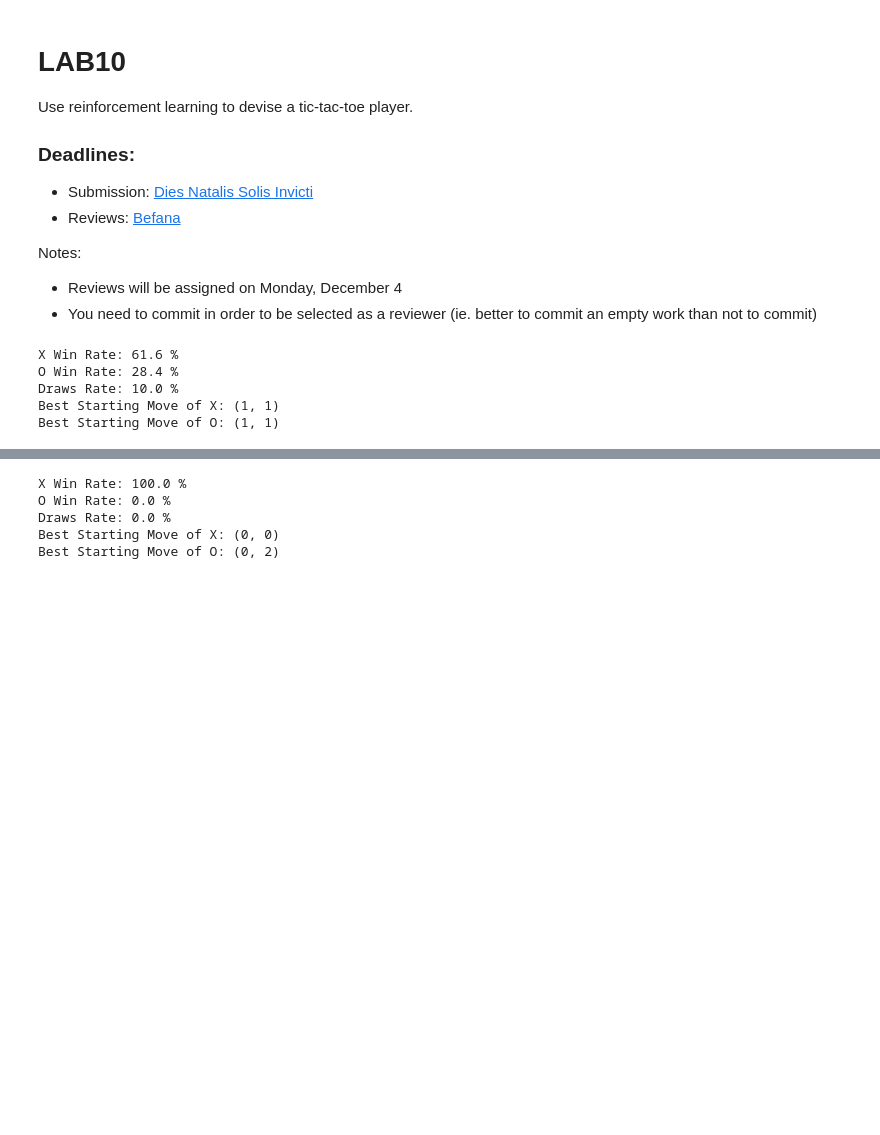
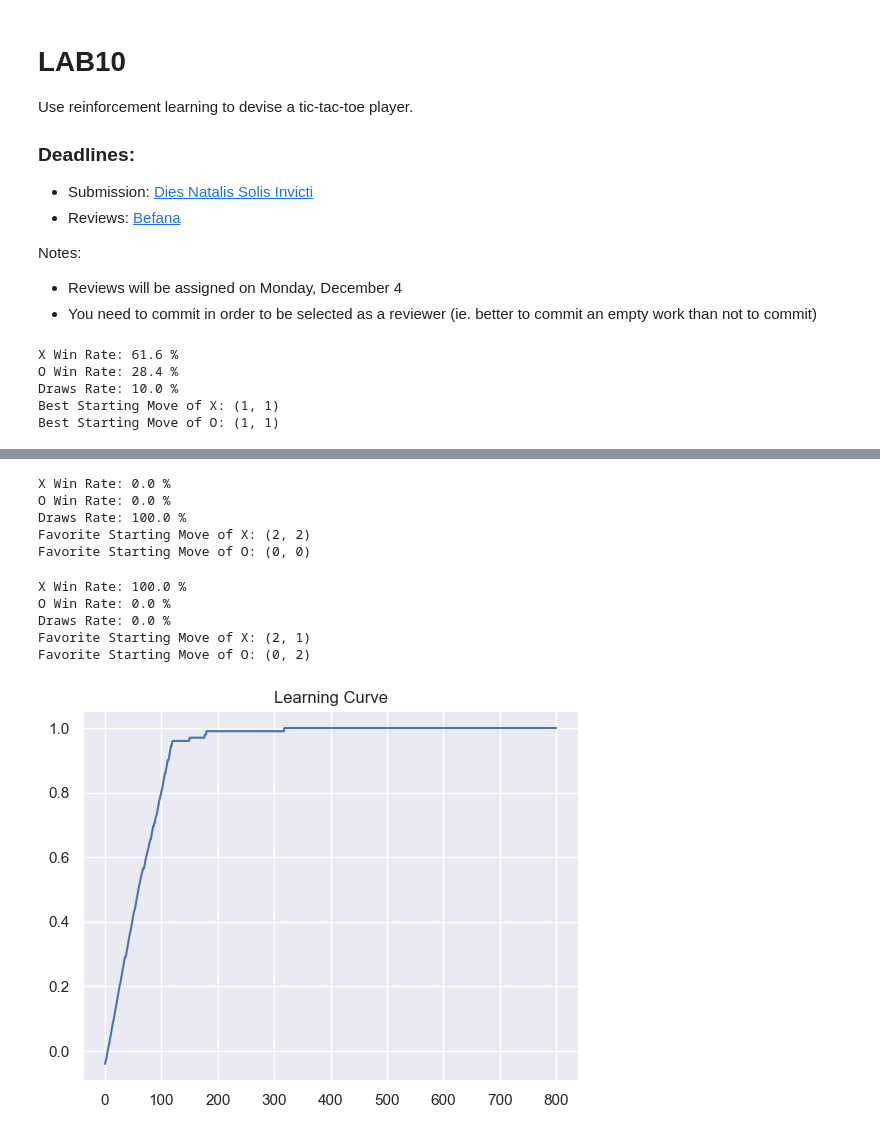
Before and after one commit to lfmvit/s317264-computational-intelligence-labs, a Jupyter notebook: lab10/lab10.ipynb, the cells around one changed output, grey strips where cells are left out. Cells and saved outputs as stored; diff of their text form; code cells hidden in the pictures; blank space fills up the shorter version.

```diff
--- a/lab10/lab10.ipynb
+++ b/lab10/lab10.ipynb
@@ -505,19 +515,37 @@ Best Starting Move of O: (1, 1)
 # %%
 # Trained X vs Trained O (both trained agaist random)
-#both greedy, eps are irrelevant due to the qtable already uptodate
+#both greedy, eps are irrelevant due to the qtables already trained
 n_games=1000
-result, initial_winning_move_X, initial_winning_move_O = play_games(n_games,Q_X_trained,Q_O_trained,X_strategy = 'greedy',O_strategy='greedy',eps_X=1.0,
-                   eps_O=1.0)
+result, initial_winning_move_X, initial_winning_move_O = play_games(n_games,Q_X_trained,Q_O_trained,X_strategy = 'greedy',O_strategy='greedy')
 
 print("X Win Rate:", result['X_win']/n_games*100,'%')
 print("O Win Rate:", result['O_win']/n_games*100,'%')
 print("Draws Rate:", result['Draw']/n_games*100,'%')
 
-print("Best Starting Move of X:", initial_winning_move_X)
-print("Best Starting Move of O:", initial_winning_move_O)
+print("Favorite Starting Move of X:", initial_winning_move_X)
+print("Favorite Starting Move of O:", initial_winning_move_O)
 # %% [output]
-X Win Rate: 100.0 %
+X Win Rate: 0.0 %
 O Win Rate: 0.0 %
-Draws Rate: 0.0 %
-Best Starting Move of X: (0, 0)
-Best Starting Move of O: (0, 2)
+Draws Rate: 100.0 %
+Favorite Starting Move of X: (2, 2)
+Favorite Starting Move of O: (0, 0)
+# %%
+np.random.seed(1)
+Q_X,Q_O,rewards_X,rewards_O = train(n_games=1000,alpha = 0.2, gamma = 0.1,train_X=True,train_O=False,is_random=False,Q_O = Q_O_trained)
+Q_X_retrained = Q_X
+result, initial_winning_move_X, initial_winning_move_O = play_games(n_games,Q_X_retrained,Q_O,X_strategy = 'greedy',O_strategy='greedy', eps_X=1.0, eps_O=1.0)
+
+print("X Win Rate:", result['X_win']/n_games*100,'%')
+print("O Win Rate:", result['O_win']/n_games*100,'%')
+print("Draws Rate:", result['Draw']/n_games*100,'%')
+
+print("Favorite Starting Move of X:", initial_winning_move_X)
+print("Favorite Starting Move of O:", initial_winning_move_O)
+# %% [output]
+X Win Rate: 100.0 %
+O Win Rate: 0.0 %
+Draws Rate: 0.0 %
+Favorite Starting Move of X: (2, 1)
+Favorite Starting Move of O: (0, 2)
+[figure, added]
```
Also changed, not shown: parts of 5 cells of this notebook, 1 other file.
